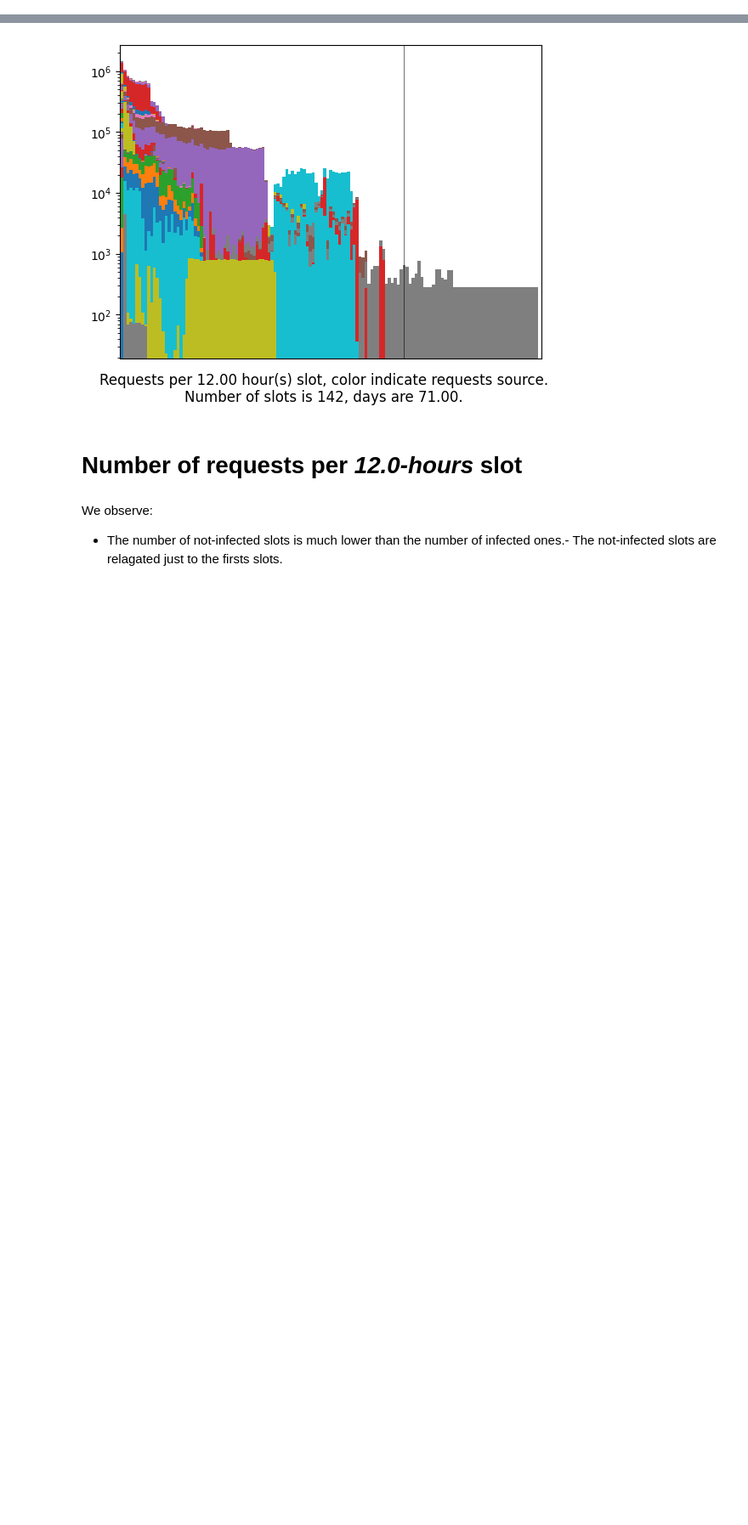
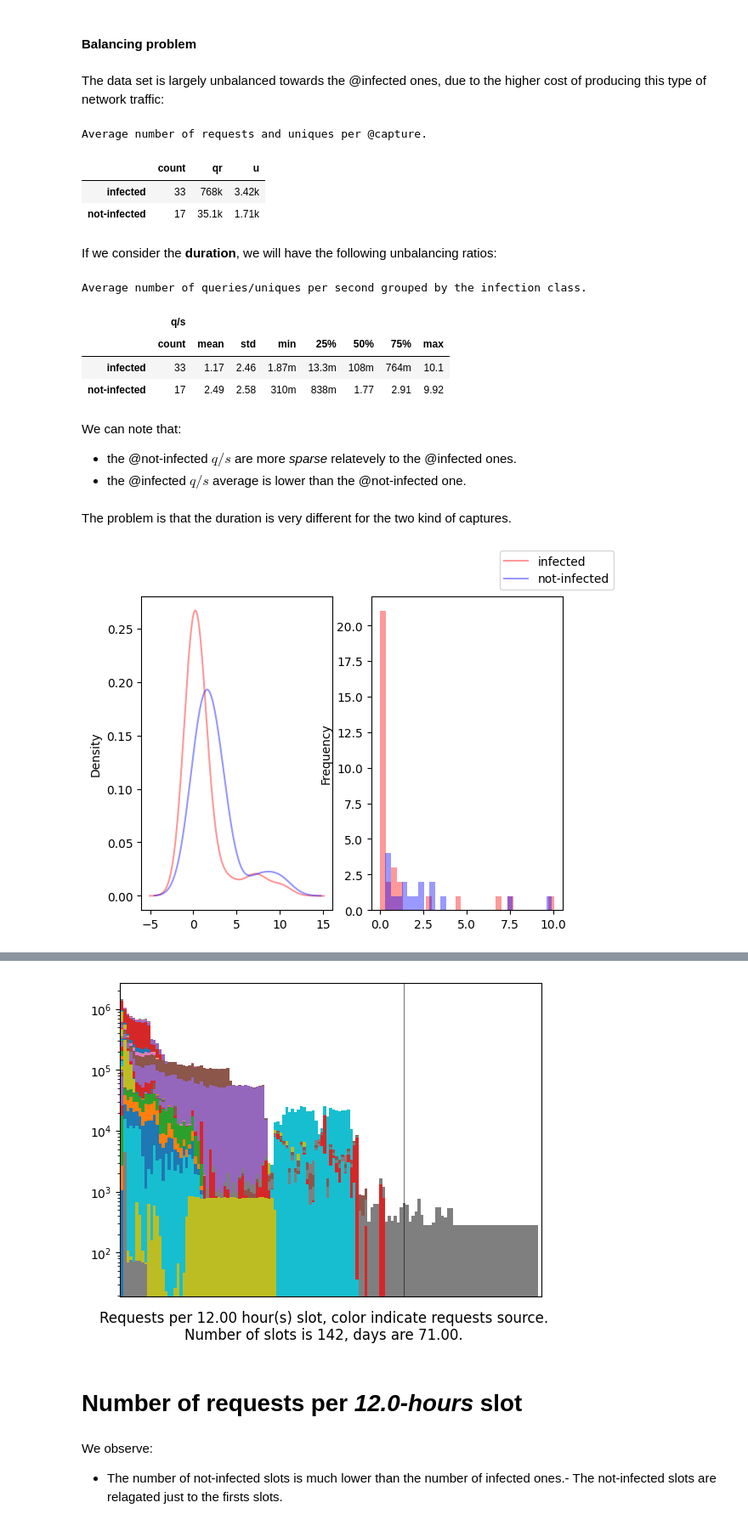
Before and after one commit to princio/dga-detection-analysis-framework, a Jupyter notebook: ml/windows_time.ipynb, the cells around one changed output, grey strips where cells are left out. Shown: that part at 85% size. Saved outputs shown, nothing was run; the diff lists cells and outputs as text; code cells hidden in the pictures; blank space fills up the shorter version.

```diff
--- a/ml/windows_time.ipynb
+++ b/ml/windows_time.ipynb
@@ -84,0 +147,77 @@ Further advantages are:
+# %%
+
+pp("#### Balancing problem")
+
+pp(
+    "The data set is largely unbalanced towards the @infected ones, "\
+    "due to the higher cost of producing this type of network traffic:"
+)
+
+
+tmp = DF.rename(columns={"id": "count"})[["count", "qr", "u", "dga"]].groupby("dga").agg({"count": "count", "qr": "sum", "u": "sum"})
+tmp.index.rename(None, inplace=True)
+
+tmp["qr"] /= tmp["count"]
+tmp["u"] /= tmp["count"]
+tmp = tmp.map(lambda x: qq.Quantity(x).render(prec=2))
+
+pt(tmp,
+   width='350px',
+   caption="Average number of requests and uniques per @capture.")
+
+
+pp(f"If we consider the **duration**, we will have the following unbalancing ratios:")
+
+tmp = DF.copy()
+for col in ["q"]:
+    tmp[f"{col}/s"] = tmp[f"{col}"] / tmp["duration"]
+
+fig, axs = plt.subplots(1,2)
+ax = tmp[tmp["dga"]=="infected"][["q/s", "dga"]].plot(kind="kde", ax=axs[0], color="#FF000066", legend=False)
+tmp[tmp["dga"]=="not-infected"][["q/s", "dga"]].plot(kind="kde", ax=axs[0], color="#0000FF66", legend=False)
+fig.legend(["infected", "not-infected"])
+ax = tmp[tmp["dga"]=="infected"][["q/s", "dga"]].plot.hist(ax=axs[1], bins=30, color="#FF000066", legend=False)
+ax = tmp[tmp["dga"]=="not-infected"][["q/s", "dga"]].plot.hist(ax=axs[1], bins=30, color="#0000FF66", legend=False)
+
+tmp = tmp[["q/s", "dga"]].groupby("dga").describe()
+tmp.index.rename(None, inplace=True)
+
+pt(
+    tmp.map(lambda x: qq.Quantity(x).render(prec=2)),
+    width="350px",
+    caption="Average number of queries/uniques per second grouped by the infection class."
+)
+
+pp([
+    "We can note that:",
+    "- the @not-infected $q/s$ are more _sparse_ relatevely to the @infected ones.\n"
+    "- the @infected $q/s$ average is lower than the @not-infected one."
+])
+
+pp([
+    "The problem is that the duration is very different for the two kind of captures."
+])
+
+tmp = DF.copy()
+for col in ["u"]:
+    tmp[f"{col}/s"] = tmp[f"{col}"] / tmp["duration"]
+tmp = tmp[[ "u/s", "dga"]].groupby("dga").describe()
+tmp.index.rename(None, inplace=True)
+# %% [output]
+#### Balancing problem
+The data set is largely unbalanced towards the @infected ones, due to the higher cost of producing this type of network traffic:
+Average number of requests and uniques per @capture.
+|  | count | qr | u |
+| infected | 33 | 768k | 3.42k |
+| not-infected | 17 | 35.1k | 1.71k |
+If we consider the **duration**, we will have the following unbalancing ratios:
+Average number of queries/uniques per second grouped by the infection class.
+|  | q/s |  |  |  |  |  |  |  |
+|  | count | mean | std | min | 25% | 50% | 75% | max |
+| infected | 33 | 1.17 | 2.46 | 1.87m | 13.3m | 108m | 764m | 10.1 |
+| not-infected | 17 | 2.49 | 2.58 | 310m | 838m | 1.77 | 2.91 | 9.92 |
+We can note that:
+- the @not-infected $q/s$ are more _sparse_ relatevely to the @infected ones.
+- the @infected $q/s$ average is lower than the @not-infected one.
+The problem is that the duration is very different for the two kind of captures.
+[figure, added]
```
Also changed, not shown: parts of 8 cells of this notebook.
